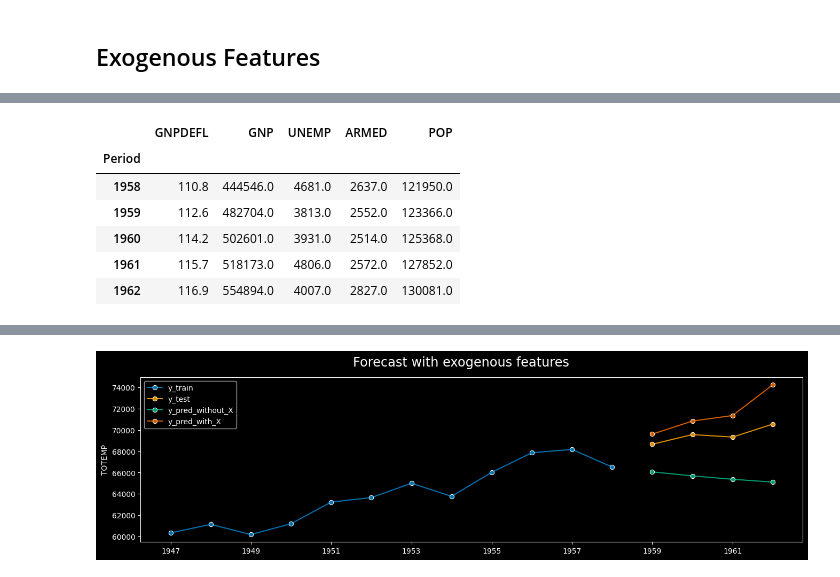
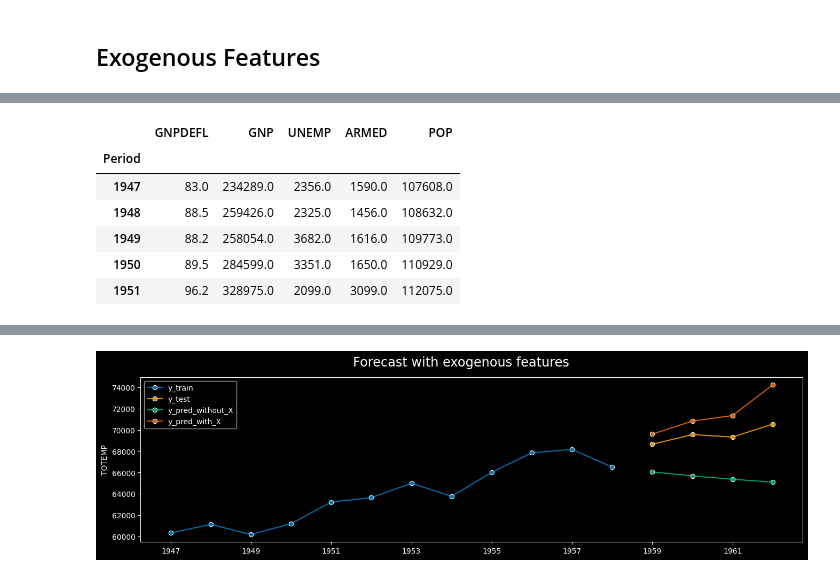
Before and after one commit to sktime/sktime-tutorial-pydata-global-2023, a Jupyter notebook: notebooks/02_forecasting.ipynb, the cells around one changed output, grey strips where cells are left out. Saved outputs shown, nothing was run; the diff lists cells and outputs as text; code cells hidden in the pictures.

```diff
--- a/notebooks/02_forecasting.ipynb
+++ b/notebooks/02_forecasting.ipynb
@@ -90,13 +110,13 @@ y, X = load_longley()
 # %%
-X.tail()
+X.head()
 # %% [output]
 |  | GNPDEFL | GNP | UNEMP | ARMED | POP |
 | Period |  |  |  |  |  |
-| 1958 | 110.8 | 444546.0 | 4681.0 | 2637.0 | 121950.0 |
-| 1959 | 112.6 | 482704.0 | 3813.0 | 2552.0 | 123366.0 |
-| 1960 | 114.2 | 502601.0 | 3931.0 | 2514.0 | 125368.0 |
-| 1961 | 115.7 | 518173.0 | 4806.0 | 2572.0 | 127852.0 |
-| 1962 | 116.9 | 554894.0 | 4007.0 | 2827.0 | 130081.0 |
+| 1947 | 83.0 | 234289.0 | 2356.0 | 1590.0 | 107608.0 |
+| 1948 | 88.5 | 259426.0 | 2325.0 | 1456.0 | 108632.0 |
+| 1949 | 88.2 | 258054.0 | 3682.0 | 1616.0 | 109773.0 |
+| 1950 | 89.5 | 284599.0 | 3351.0 | 1650.0 | 110929.0 |
+| 1951 | 96.2 | 328975.0 | 2099.0 | 3099.0 | 112075.0 |
 # %%
 from sktime.split import temporal_train_test_split
 
```
Also changed, not shown: parts of 61 cells of this notebook.
